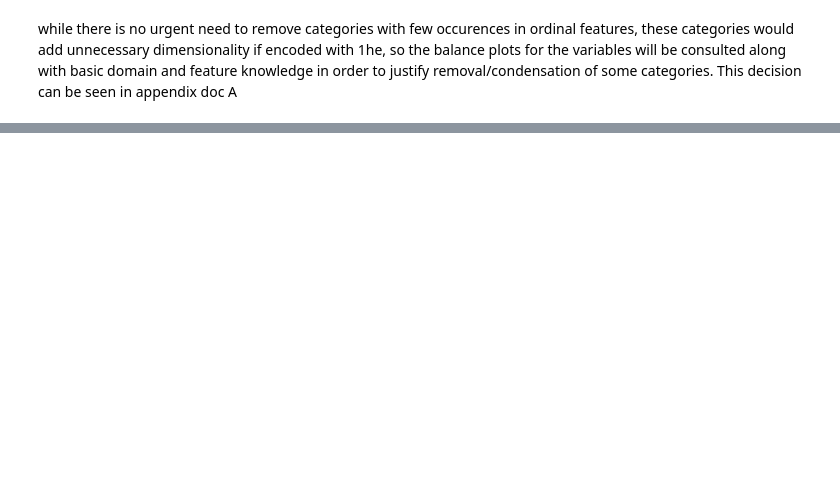
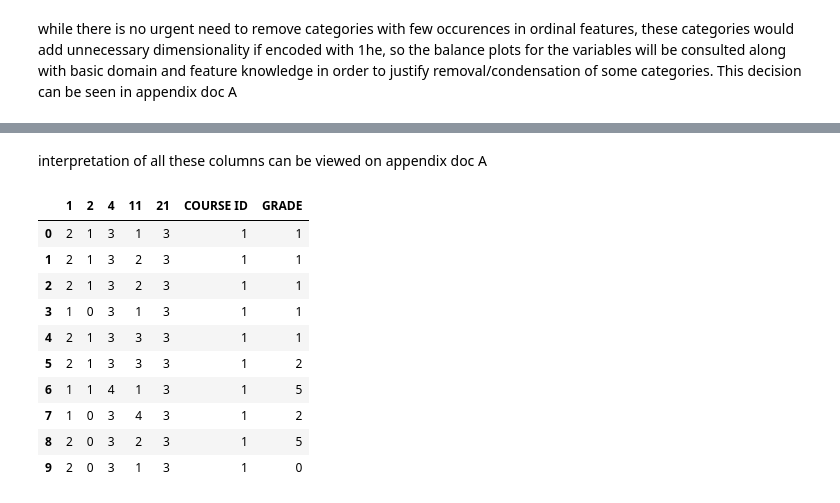
Before and after one commit to milooranm/TraditionalvsCausalAnalytics, a Jupyter notebook: Students.ipynb, the cells around one changed output, grey strips where cells are left out. Saved outputs shown, nothing was run; the diff lists cells and outputs as text; code cells hidden in the pictures; blank space fills up the shorter version.

```diff
--- a/Students.ipynb
+++ b/Students.ipynb
@@ -470,0 +614,18 @@ In cases where there are not enough occurences of a given category within a feat
+# %% [markdown]
+interpretation of all these columns can be viewed on appendix doc A
+# %%
+# copy through any transformations into dfstattests, as it is just a subset of dfbroadpval
+dfstattests = dfbroadpval[['1', '2', '4', '11', '21', 'COURSE ID', 'GRADE']]
+dfstattests.head(10)
+# %% [output]
+|  | 1 | 2 | 4 | 11 | 21 | COURSE ID | GRADE |
+| 0 | 2 | 1 | 3 | 1 | 3 | 1 | 1 |
+| 1 | 2 | 1 | 3 | 2 | 3 | 1 | 1 |
+| 2 | 2 | 1 | 3 | 2 | 3 | 1 | 1 |
+| 3 | 1 | 0 | 3 | 1 | 3 | 1 | 1 |
+| 4 | 2 | 1 | 3 | 3 | 3 | 1 | 1 |
+| 5 | 2 | 1 | 3 | 3 | 3 | 1 | 2 |
+| 6 | 1 | 1 | 4 | 1 | 3 | 1 | 5 |
+| 7 | 1 | 0 | 3 | 4 | 3 | 1 | 2 |
+| 8 | 2 | 0 | 3 | 2 | 3 | 1 | 5 |
+| 9 | 2 | 0 | 3 | 1 | 3 | 1 | 0 |
```
Also changed, not shown: parts of 40 cells of this notebook, 1 other file.
